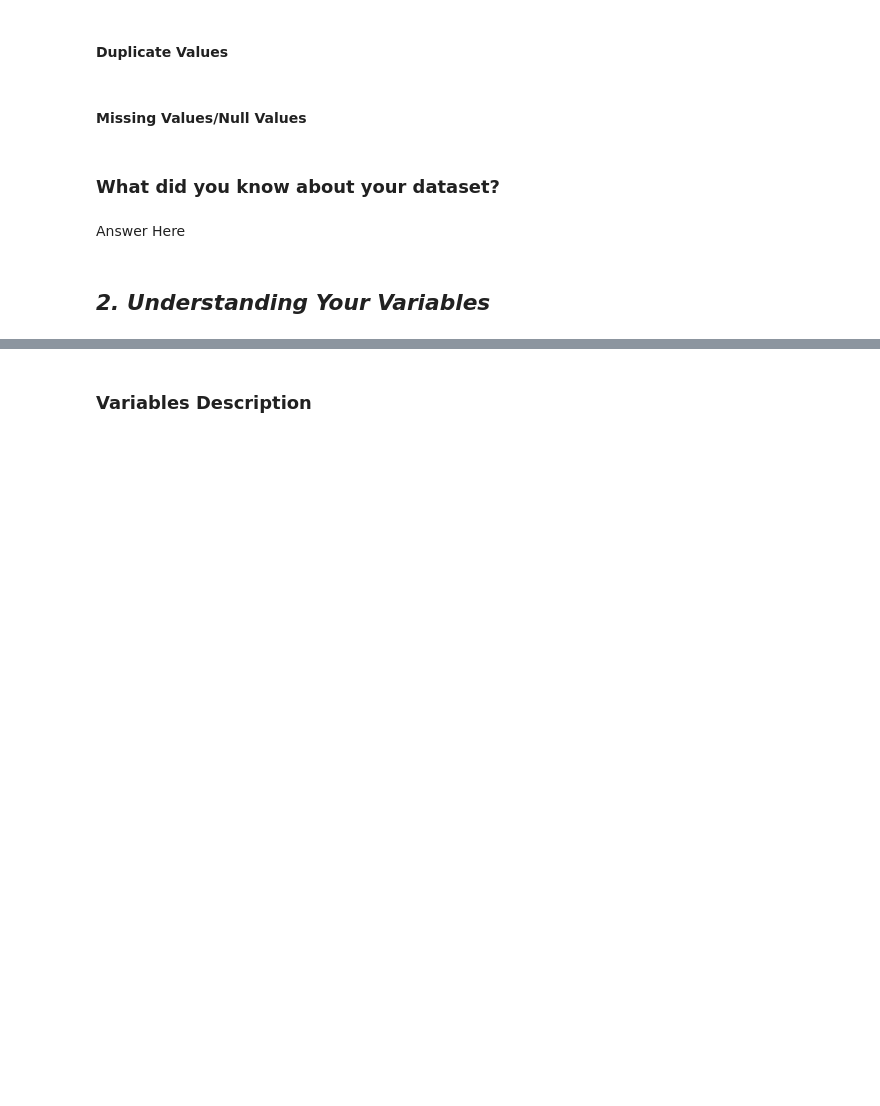
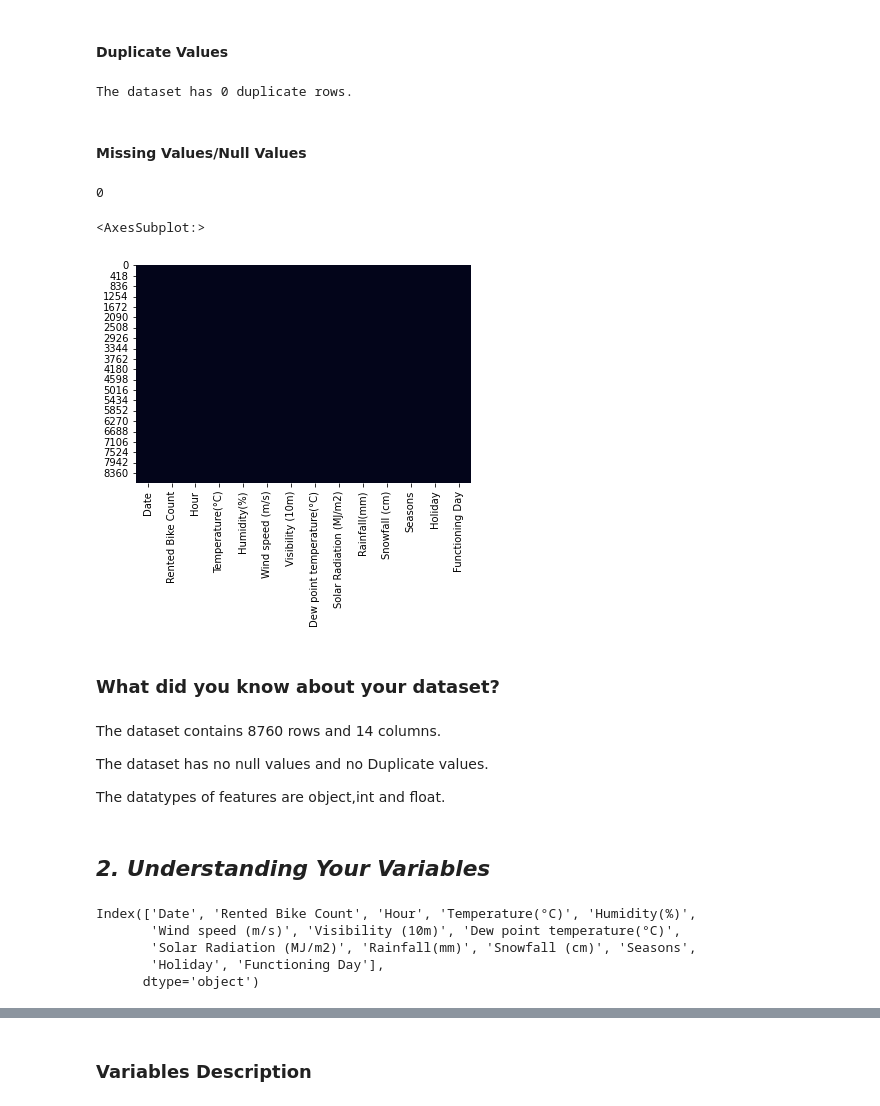
Before and after one commit to amoghpai17/Bike_sharing_demand_prediction, a Jupyter notebook: Bike_sharing_demand_prediction.ipynb, the cells around one changed output, grey strips where cells are left out. Drawn from its saved outputs; the diff is of its cells as text; code cells hidden in the pictures; blank space fills up the shorter version.

```diff
--- a/Bike_sharing_demand_prediction.ipynb
+++ b/Bike_sharing_demand_prediction.ipynb
@@ -88,3 +96,6 @@ M - Multivariate Analysis
+# %%
+# Load Dataset
+df=pd.read_csv('/content/drive/MyDrive/AlmaBetter/Bike sharing Demand prediction/SeoulBikeData.csv', encoding= 'unicode_escape')
 # %% [markdown]
 ### Dataset First View
 # %%
@@ -104,16 +145,41 @@ M - Multivariate Analysis
+# %%
+# Dataset Duplicate Value Count
+mask = df.duplicated()
+duplicate_count = mask.sum()
+print(f'The dataset has {duplicate_count} duplicate rows.')
+# %% [output]
+The dataset has 0 duplicate rows.
 # %% [markdown]
 #### Missing Values/Null Values
 # %%
 # Missing Values/Null Values Count
+df.isnull().values.sum()
+# %% [output]
+0
 # %%
 # Visualizing the missing values
+sns.heatmap(df.isnull(), cbar=False)
+# %% [output]
+<AxesSubplot:>
+[figure, added]
 # %% [markdown]
 ### What did you know about your dataset?
-# %% [markdown]
-Answer Here
+# %% [markdown]
+The dataset contains 8760 rows and 14 columns.
+
+The dataset has no null values and no Duplicate values.
+
+The datatypes of features are object,int and float.
 # %% [markdown]
 ## ***2. Understanding Your Variables***
 # %%
 # Dataset Columns
+df.columns
+# %% [output]
+Index(['Date', 'Rented Bike Count', 'Hour', 'Temperature(°C)', 'Humidity(%)',
+       'Wind speed (m/s)', 'Visibility (10m)', 'Dew point temperature(°C)',
+       'Solar Radiation (MJ/m2)', 'Rainfall(mm)', 'Snowfall (cm)', 'Seasons',
+       'Holiday', 'Functioning Day'],
+      dtype='object')
 # %%
 # Dataset Describe
```
Also changed, not shown: parts of 28 cells of this notebook.
